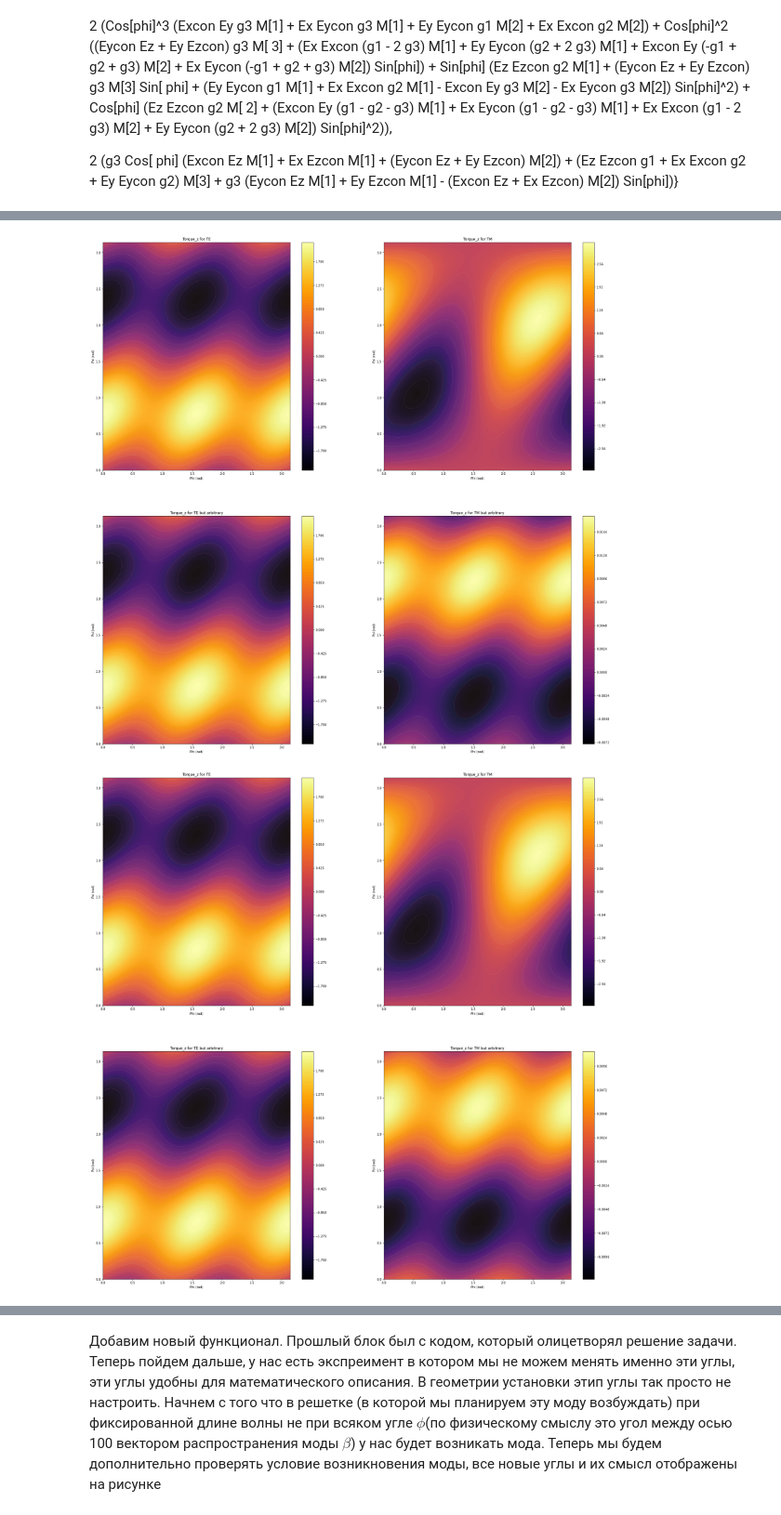
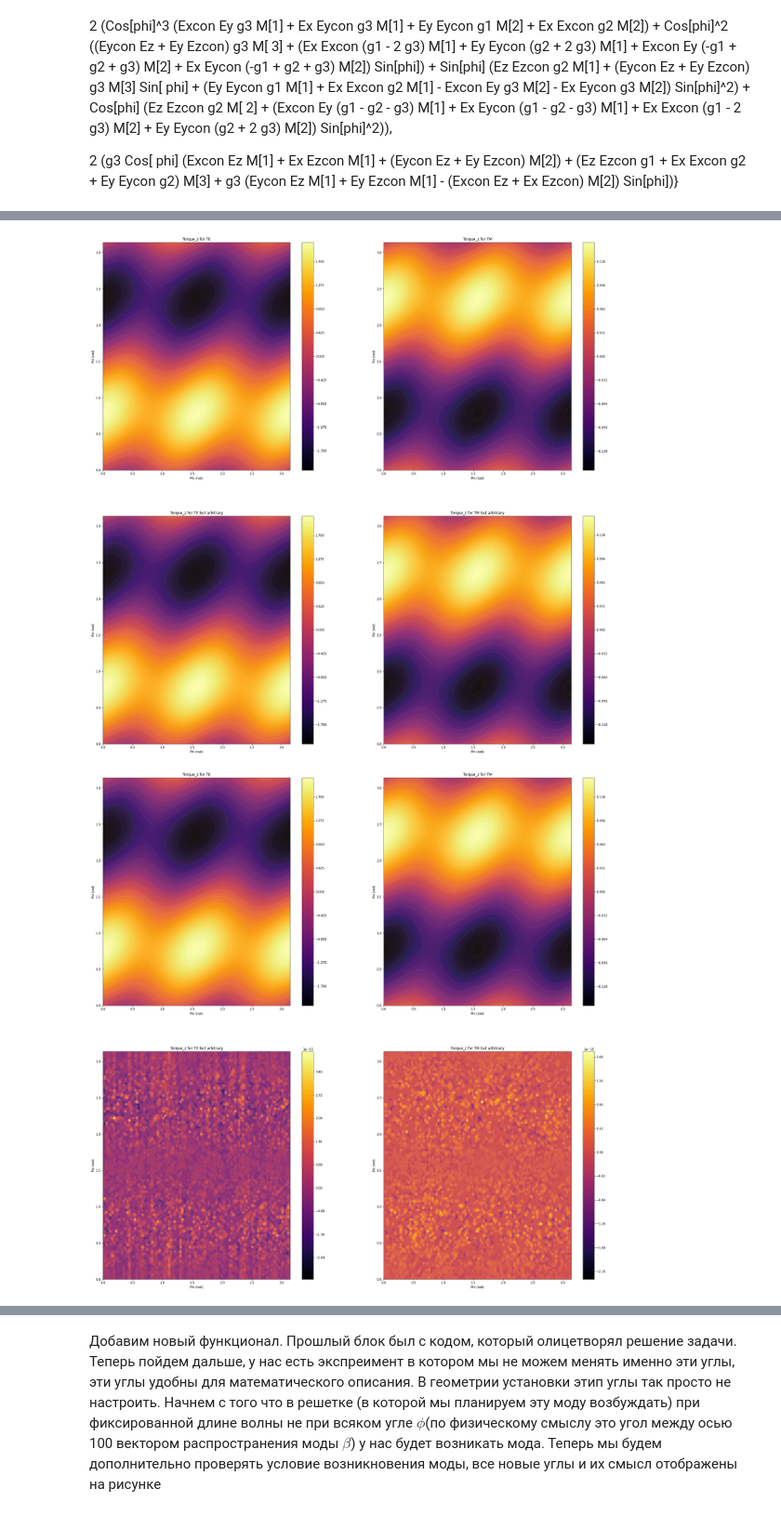
Before and after one commit to Semyonov-as/Python_Modelling, a Jupyter notebook: Waveguide_ICME.ipynb, the cells around one changed output, grey strips where cells are left out. Shown at 93% size. Saved outputs shown, nothing was run; the diff lists cells and outputs as text; code cells hidden in the pictures.

```diff
--- a/Waveguide_ICME.ipynb
+++ b/Waveguide_ICME.ipynb
@@ -104,7 +104,7 @@ def ICME_TM(E, phi, M):
 
     Hx = 2*np.real(-Ex*g1*cos**3*m1 + Ex*(g2 + 2*g3)*cos**2*sin*m2
         + m2*sin*(-Ez*g2 + Ex*g1*sin**2)
-        + 2*cos*m1*(Ez*g2 - Ex*(g2 + 2*g3)*sin**2))
+        + cos*m1*(Ez*g2 - Ex*(g2 + 2*g3)*sin**2))
     Hy = -2*np.real(Ex*g2*cos**3*m2 + Ex*(g1 - 2*g3)*cos**2*sin*m1
         + g2*m1*sin*(-Ez + Ex*sin**2) + cos*m2*(-Ez*g2
         + Ex*(g1 - 2*g3)*sin**2))
@@ -214,0 +203,13 @@ plt.plot(phi, torque_z)
+# %%
+phi = 5*np.pi/8
+M = (0.5, 0.5, 0.1)
+E = (E_TM[0], 0, E_TM[1])
+
+E_TM = get_E_field_TM(beta_TM, lam, Z)
+max_E = np.max(np.sqrt(np.abs(np.imag(E_TM[0])**2 + np.real(E_TM[1])**2)))
+E_TM = (E_TM[0]/max_E, E_TM[1]/max_E)
+
+E_TE = get_E_field_TE(beta_TE, lam, Z)
+E_TE = E_TE/np.max(np.abs(E_TE))
+
+np.isclose(ICME_arbirtary_E(E, phi, M), ICME_TM((E[0], E[2]), phi, M))
@@ -233,7 +254,7 @@ plt.grid()
 plt.show()
 
 H_TM_p = np.mean(ICME_TM(E_TM, phi, M), axis=1)
-H_TM_p_arb = np.mean(ICME_arbirtary_E((E_TM[0], 0, E_TM[1]), phi, M), axis=1)
+H_TM_p_arb = np.mean(ICME_arbirtary_E((E_TM[0], 0, -E_TM[1]), phi, M), axis=1)
 
 H_TM_p, H_TM_p_arb, H_TM_p_arb-H_TM_p
 # %% [output]
@@ -273,8 +294,8 @@ for i, psi in enumerate(PSI):
         E_TE = get_E_field_TE(beta_TE, lam, Z)
         E_TE = E_TE/np.max(np.abs(E_TE))
 
-        H_TM_p = np.mean(ICME_TM(E_TM, phi, M), axis=1)
-        H_TM_p_arb = np.mean(ICME_arbirtary_E((E_TM[0], 0, E_TM[1]), phi, M), axis=1)
+        H_TM_p = np.mean(ICME_TM((E_TM[0].copy(), E_TM[1].copy()), phi, M), axis=1)
+        H_TM_p_arb = np.mean(ICME_arbirtary_E((E_TM[0].copy(), 0, E_TM[1].copy()), phi, M), axis=1)
         H_TE_p = np.mean(ICME_TE(E_TE, phi, M), axis=1)
         H_TE_p_arb = np.mean(ICME_arbirtary_E((0, E_TE, 0), phi, M), axis=1)
 
@@ -313,39 +334,39 @@ for ax__ in ax:
         ax_.set_ylabel('Psi (rad)')
         ax_.set_xlabel('Phi (rad)')
 # %% [output]
-[figure, old version]
+[figure, new version]
 # %%
 fig, ax = plt.subplots(2, 2, figsize=(30, 30))
 cmap = plt.get_cmap(name='inferno')
 cmap2 = plt.get_cmap(name='Pastel1')
 
 PSI = np.linspace(0, np.pi, 100)
 PHI = np.linspace(0, np.pi, 100)
 PHI, PSI = np.meshgrid(PHI, PSI)
 
 #TE
 ax[0][0].set_title('Torque_z for TE')
 ax[1][0].set_title('Torque_z for TE but arbitrary')
 cf0 = ax[0][0].contourf(PHI, PSI, TorqueZ_TE, 200, cmap=cmap)
 ax[0][0].contourf(PHI, PSI, TorqueZ_TE, 14, cmap=cmap2, alpha=0.1)
 fig.colorbar(cf0, ax=ax[0][0])
-cf01 = ax[1][0].contourf(PHI, PSI, TorqueX_TE, 200, cmap=cmap)
-ax[1][0].contourf(PHI, PSI, TorqueX_TE, 14, cmap=cmap2, alpha=0.1)
+cf01 = ax[1][0].contourf(PHI, PSI, TorqueZ_TE-TorqueX_TE, 200, cmap=cmap)
+ax[1][0].contourf(PHI, PSI, TorqueZ_TE-TorqueX_TE, 14, cmap=cmap2, alpha=0.1)
 fig.colorbar(cf01, ax=ax[1][0])
 
 #TM
 ax[0][1].set_title('Torque_z for TM')
 ax[1][1].set_title('Torque_z for TM but arbitrary')
 cf1 = ax[0][1].contourf(PHI, PSI, TorqueZ_TM, 200, cmap=cmap)
 ax[0][1].contourf(PHI, PSI, TorqueZ_TM, 14, cmap=cmap2, alpha=0.1)
 fig.colorbar(cf1, ax=ax[0][1])
-cf11 = ax[1][1].contourf(PHI, PSI, TorqueX_TM, 200, cmap=cmap)
-ax[1][1].contourf(PHI, PSI, TorqueX_TM, 14, cmap=cmap2, alpha=0.1)
+cf11 = ax[1][1].contourf(PHI, PSI, TorqueZ_TM-TorqueX_TM, 200, cmap=cmap)
+ax[1][1].contourf(PHI, PSI, TorqueZ_TM-TorqueX_TM, 14, cmap=cmap2, alpha=0.1)
 fig.colorbar(cf11, ax=ax[1][1])
 
 for ax__ in ax:
     for ax_ in ax__:
         ax_.set_ylabel('Psi (rad)')
         ax_.set_xlabel('Phi (rad)')
 # %% [output]
-[figure, old version]
+[figure, new version]
```
Also changed, not shown: parts of 6 cells of this notebook.
